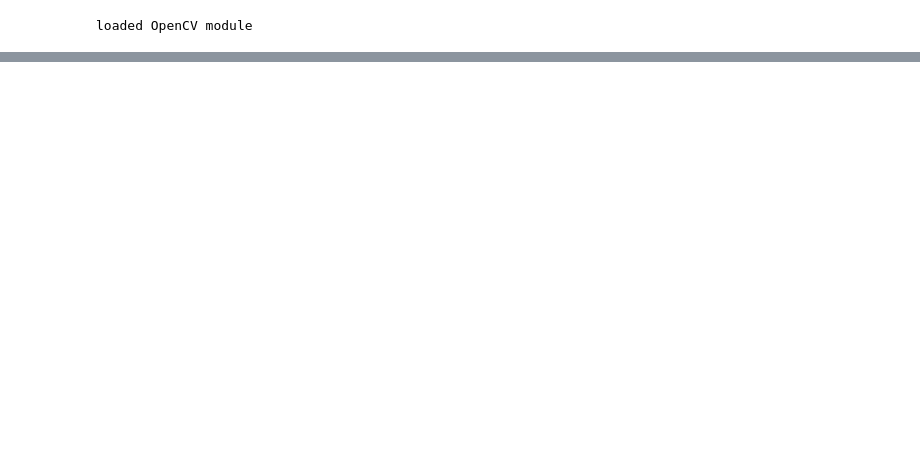
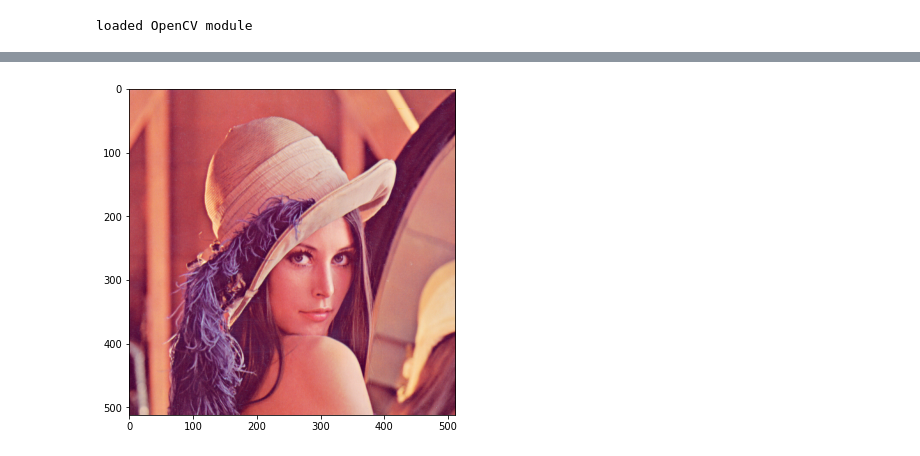
Before and after one commit to ElizaDudziak/ComputerVision, a Jupyter notebook: Lab_02_CV_Intro_to_opencv.ipynb, the cells around one changed output, grey strips where cells are left out. Drawn from its saved outputs; the diff is of its cells as text; code cells hidden in the pictures; blank space fills up the shorter version.

```diff
--- a/Lab_02_CV_Intro_to_opencv.ipynb
+++ b/Lab_02_CV_Intro_to_opencv.ipynb
@@ -30,0 +51,9 @@ Lenna_(test_image). 100%[===================>] 462.73K  --.-KB/s    in 0.07s
+# %%
+# We need to remap RBG to the correct format
+x2 = cv2.imread('Lenna_(test_image).png')
+x2 = cv2.cvtColor(x2, cv2.COLOR_BGR2RGB)
+plt.figure(figsize=(6,6))
+plt.imshow(x2)
+plt.show()
+# %% [output]
+[figure, added]
```
Also changed, not shown: parts of 7 cells of this notebook.
